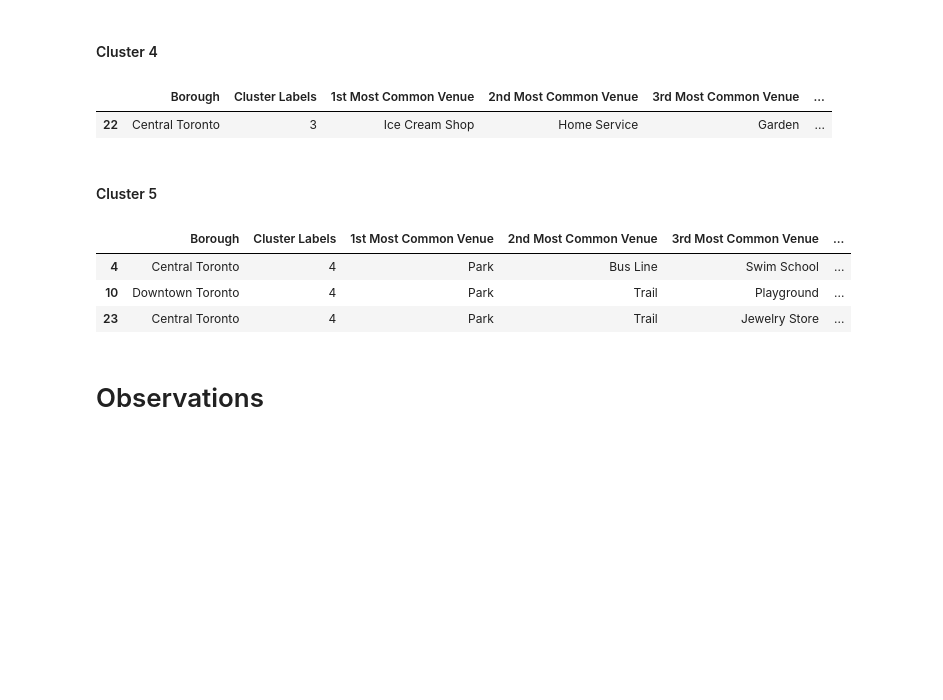
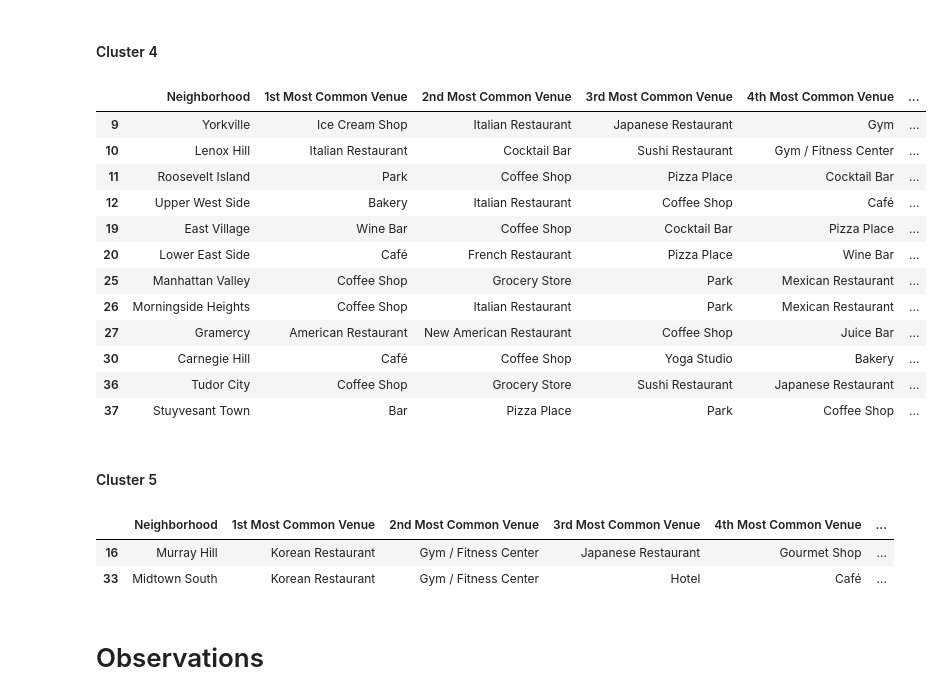
Before and after one commit to clebrac/Coursera_Capstone, a Jupyter notebook: capstone_ibm_ds_week3_3.ipynb, the cells around one changed output. Saved outputs shown, nothing was run; the diff lists cells and outputs as text; code cells hidden in the pictures; blank space fills up the shorter version.

```diff
--- a/capstone_ibm_ds_week3_3.ipynb
+++ b/capstone_ibm_ds_week3_3.ipynb
@@ -246,6 +199,6 @@ toronto_onehot.shape
 # %% [markdown]
 #### Next, let's group rows by neighborhood and by taking the mean of the frequency of occurrence of each category
 # %%
-toronto_grouped = toronto_onehot.groupby('Neighborhood').mean().reset_index()
-toronto_grouped
+nyc_grouped = nyc_onehot.groupby('Neighborhood').mean().reset_index()
+nyc_grouped
 # %% [output]
@@ -332,10 +285,10 @@ for ind in np.arange(num_top_venues):
 
 # create a new dataframe
 neighborhoods_venues_sorted = pd.DataFrame(columns=columns)
-neighborhoods_venues_sorted['Neighborhood'] = toronto_grouped['Neighborhood']
+neighborhoods_venues_sorted['Neighborhood'] = nyc_grouped['Neighborhood']
 
-for ind in np.arange(toronto_grouped.shape[0]):
-    neighborhoods_venues_sorted.iloc[ind, 1:] = return_most_common_venues(toronto_grouped.iloc[ind, :], num_top_venues)
+for ind in np.arange(nyc_grouped.shape[0]):
+    neighborhoods_venues_sorted.iloc[ind, 1:] = return_most_common_venues(nyc_grouped.iloc[ind, :], num_top_venues)
 
 neighborhoods_venues_sorted.head()
 # %% [output]
@@ -353,10 +306,10 @@ Run _k_-means to cluster the neighborhood into 5 clusters.
 # set number of clusters
 kclusters = 5
 
-toronto_grouped_clustering = toronto_grouped.drop('Neighborhood', 1)
+nyc_grouped_clustering = nyc_grouped.drop('Neighborhood', 1)
 
 # run k-means clustering
-kmeans = KMeans(n_clusters=kclusters, random_state=0).fit(toronto_grouped_clustering)
+kmeans = KMeans(n_clusters=kclusters, random_state=0).fit(nyc_grouped_clustering)
 
 # check cluster labels generated for each row in the dataframe
 kmeans.labels_[0:10]
@@ -368,10 +321,10 @@ Let's create a new dataframe that includes the cluster as well as the top 10 ven
 # add clustering labels
 neighborhoods_venues_sorted.insert(0, 'Cluster Labels', kmeans.labels_)
 
-toronto_merged = toronto_data
+nyc_merged = manhattan_data
 
-# merge toronto_grouped with toronto_data to add latitude/longitude for each neighborhood
-toronto_merged = toronto_merged.join(neighborhoods_venues_sorted.set_index('Neighborhood'), on='Neighborhood')
+# merge manhattan_grouped with manhattan_data to add latitude/longitude for each neighborhood
+nyc_merged = nyc_merged.join(neighborhoods_venues_sorted.set_index('Neighborhood'), on='Neighborhood')
 
-toronto_merged.head()
+nyc_merged.head() # check the last columns!
 # %% [output]
@@ -451,19 +387,29 @@ toronto_merged.loc[toronto_merged['Cluster Labels'] == 2, toronto_merged.columns
 # %% [markdown]
 #### Cluster 4
 # %%
-toronto_merged.loc[toronto_merged['Cluster Labels'] == 3, toronto_merged.columns[[1] + list(range(5, toronto_merged.shape[1]))]]
+nyc_merged.loc[nyc_merged['Cluster Labels'] == 3, nyc_merged.columns[[1] + list(range(5, nyc_merged.shape[1]))]]
 # %% [output]
-|  | Borough | Cluster Labels | 1st Most Common Venue | 2nd Most Common Venue | 3rd Most Common Venue | ... |
-| 22 | Central Toronto | 3 | Ice Cream Shop | Home Service | Garden | ... |
+|  | Neighborhood | 1st Most Common Venue | 2nd Most Common Venue | 3rd Most Common Venue | 4th Most Common Venue | ... |
+| 9 | Yorkville | Ice Cream Shop | Italian Restaurant | Japanese Restaurant | Gym | ... |
+| 10 | Lenox Hill | Italian Restaurant | Cocktail Bar | Sushi Restaurant | Gym / Fitness Center | ... |
+| 11 | Roosevelt Island | Park | Coffee Shop | Pizza Place | Cocktail Bar | ... |
+| 12 | Upper West Side | Bakery | Italian Restaurant | Coffee Shop | Café | ... |
+| 19 | East Village | Wine Bar | Coffee Shop | Cocktail Bar | Pizza Place | ... |
+| 20 | Lower East Side | Café | French Restaurant | Pizza Place | Wine Bar | ... |
+| 25 | Manhattan Valley | Coffee Shop | Grocery Store | Park | Mexican Restaurant | ... |
+| 26 | Morningside Heights | Coffee Shop | Italian Restaurant | Park | Mexican Restaurant | ... |
+| 27 | Gramercy | American Restaurant | New American Restaurant | Coffee Shop | Juice Bar | ... |
+| 30 | Carnegie Hill | Café | Coffee Shop | Yoga Studio | Bakery | ... |
+| 36 | Tudor City | Coffee Shop | Grocery Store | Sushi Restaurant | Japanese Restaurant | ... |
+| 37 | Stuyvesant Town | Bar | Pizza Place | Park | Coffee Shop | ... |
 # %% [markdown]
 #### Cluster 5
 # %%
-toronto_merged.loc[toronto_merged['Cluster Labels'] == 4, toronto_merged.columns[[1] + list(range(5, toronto_merged.shape[1]))]]
+nyc_merged.loc[nyc_merged['Cluster Labels'] == 4, nyc_merged.columns[[1] + list(range(5, nyc_merged.shape[1]))]]
 # %% [output]
-|  | Borough | Cluster Labels | 1st Most Common Venue | 2nd Most Common Venue | 3rd Most Common Venue | ... |
-| 4 | Central Toronto | 4 | Park | Bus Line | Swim School | ... |
-| 10 | Downtown Toronto | 4 | Park | Trail | Playground | ... |
-| 23 | Central Toronto | 4 | Park | Trail | Jewelry Store | ... |
+|  | Neighborhood | 1st Most Common Venue | 2nd Most Common Venue | 3rd Most Common Venue | 4th Most Common Venue | ... |
+| 16 | Murray Hill | Korean Restaurant | Gym / Fitness Center | Japanese Restaurant | Gourmet Shop | ... |
+| 33 | Midtown South | Korean Restaurant | Gym / Fitness Center | Hotel | Café | ... |
 # %% [markdown]
 # Observations
 # %% [markdown]
```
Also changed, not shown: parts of 35 cells of this notebook.
